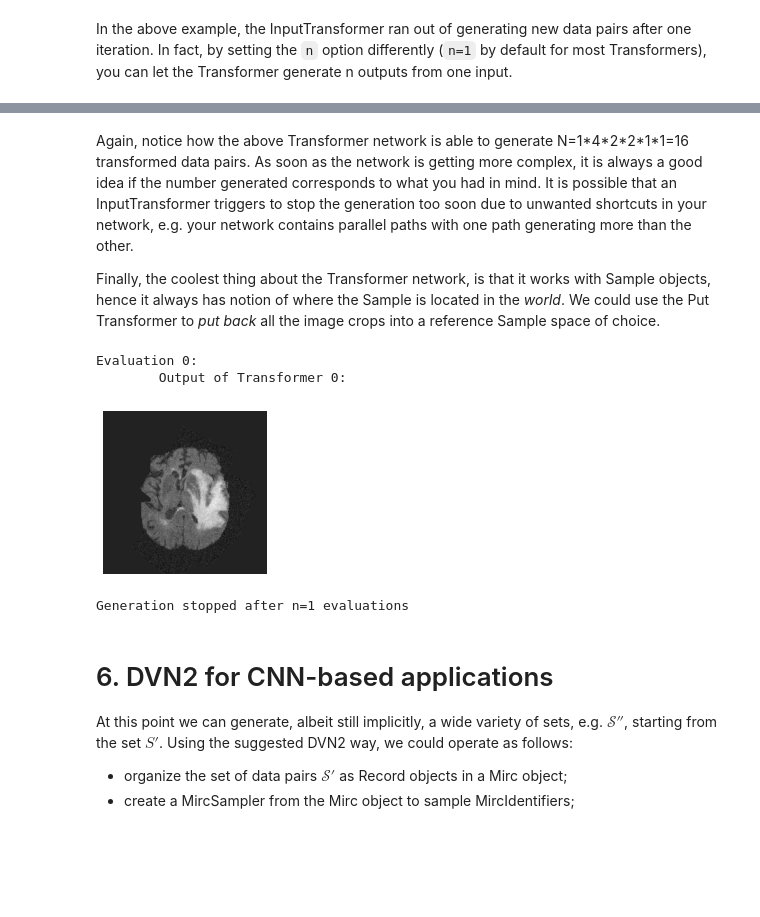
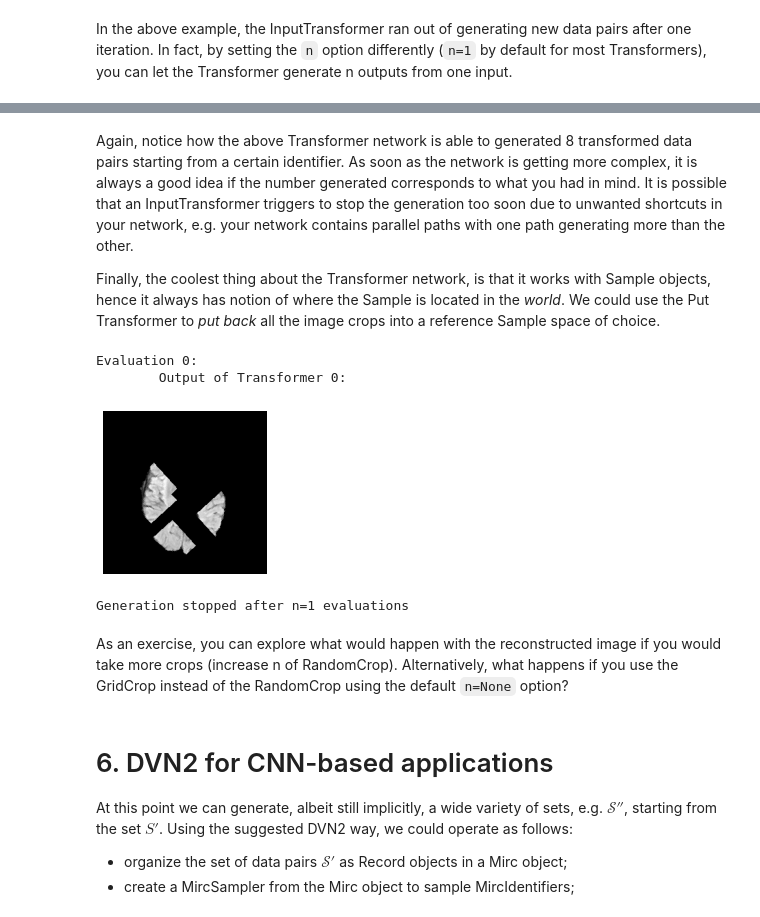
Before and after one commit to JeroenBertels/deepvoxnet2, a Jupyter notebook: demos/deepvoxnet2.ipynb, the cells around one changed output, grey strips where cells are left out. Drawn from its saved outputs; the diff is of its cells as text; code cells hidden in the pictures; blank space fills up the shorter version.

````diff
--- a/demos/deepvoxnet2.ipynb
+++ b/demos/deepvoxnet2.ipynb
@@ -309,5 +321,8 @@ In a similar manner, we have now also created a *val_dataset*.
 In the aforementioned usage example of the Mirc object we have grouped both our training and our validation set under one Mirc object.
 Keep in mind that this was just for illustration purposes.
 It is always a good idea to keep the two separate.
+# %%
+my_train_mirc = Mirc(train_tumor_dataset)
+my_val_mirc = Mirc(val_tumor_dataset)
 # %% [markdown]
 # 4. Data sampling
@@ -531,0 +570,6 @@ Evaluation 2:
+# %%
+x = x_input = MircInput(["flair"], n=1, output_shapes=[(1, 240, 240, None, 1)])
+y = MircInput(["gt"], n=1, output_shapes=[(1, 240, 240, None, 1)])
+x_y = Group()([x, y])
+x_y_creator = Creator(outputs=[x_y])
+visualize_creator_outputs(x_y_creator, my_val_sampler[1])
@@ -588,12 +627,0 @@ For this purpose it is always a good idea to have the reference output be a list
-# %%
-from deepvoxnet2.components.transformers import AffineDeformation, RandomCrop, GaussianNoise, Threshold
-
-x = x_in = MircInput(["flair"], n=1, output_shapes=[(1, 240, 240, None, 1)])
-y = MircInput(["gt"], n=1, output_shapes=[(1, 240, 240, None, 1)])
-x, y = Flip(flip_probabilities=(0.5, 0, 0), n=4)(x, y)
-x, y = AffineDeformation(x, rotation_window_width=(1, 0, 0), translation_window_width=(10, 10, 0), n=2)(x, y)
-mask = Threshold(lower_threshold=0)(x)
-x, y = RandomCrop(mask, (80, 80, 80), nonzero=True, n=2)(x, y)
-x = GaussianNoise(mean=0, std=20)(x)
-x_y_creator = Creator(outputs=[x, y])
-visualize_creator_outputs(x_y_creator, my_mirc_sampler[1])
@@ -616,0 +628,11 @@ Evaluation 2:
+# %%
+affine_transformer = AffineDeformation(x, rotation_window_width=(1, 0, 0), translation_window_width=(10, 10, 0))
+x_affine, y_affine = affine_transformer(x, y)
+flip_transformer = Flip(flip_probabilities=(0.5, 0, 0), n=2)
+x_flip = flip_transformer(x_affine)
+y_flip = flip_transformer(y_affine)
+mask_flip = Threshold(lower_threshold=0)(x_flip)
+x_crop, y_crop = RandomCrop(mask_flip, (51, 51, 51), nonzero=True, n=4)(x_flip, y_flip)
+x_y_crop = Group()([x_crop, y_crop])
+x_y_crop_creator = Creator(outputs=[x_y_crop])
+visualize_creator_outputs(x_y_crop_creator, my_val_sampler[1])
@@ -617,5 +659,5 @@ Evaluation 2:
 # %% [markdown]
-Again, notice how the above Transformer network is able to generate N=1\*4\*2\*2\*1\*1=16 transformed data pairs.
+Again, notice how the above Transformer network is able to generated 8 transformed data pairs starting from a certain identifier.
 As soon as the network is getting more complex, it is always a good idea if the number generated corresponds to what you had in mind.
 It is possible that an InputTransformer triggers to stop the generation too soon due to unwanted shortcuts in your network, e.g. your network contains parallel paths with one path generating more than the other.
 
@@ -624,15 +666,18 @@ We could use the Put Transformer to *put back* all the image crops into a refere
 # %%
 from deepvoxnet2.components.transformers import Buffer, Put
 
-x_buffered = Buffer(buffer_size=None)(x)
-x_put_back = Put(reference_connection=x_in)(x_buffered)
-x_creator = Creator(outputs=[x_put_back])
-visualize_creator_outputs(x_creator, my_mirc_sampler[1])
+x_buffer = Buffer(buffer_size=None)(x_crop)
+x_put = Put(reference_connection=x_input)(x_buffer)
+x_put_creator = Creator(outputs=[x_put])
+visualize_creator_outputs(x_put_creator, my_val_sampler[1])
 # %% [output]
 Evaluation 0:
         Output of Transformer 0:
-[figure, old version]
+[figure, new version]
 Generation stopped after n=1 evaluations
+# %% [markdown]
+As an exercise, you can explore what would happen with the reconstructed image if you would take more crops (increase n of RandomCrop).
+Alternatively, what happens if you use the GridCrop instead of the RandomCrop using the default ```n=None``` option?
 # %% [markdown]
 # 6. DVN2 for CNN-based applications
 At this point we can generate, albeit still implicitly, a wide variety of sets, e.g. $\mathcal{S''}$, starting from the set $S'$.
````
Also changed, not shown: parts of 40 cells of this notebook.
